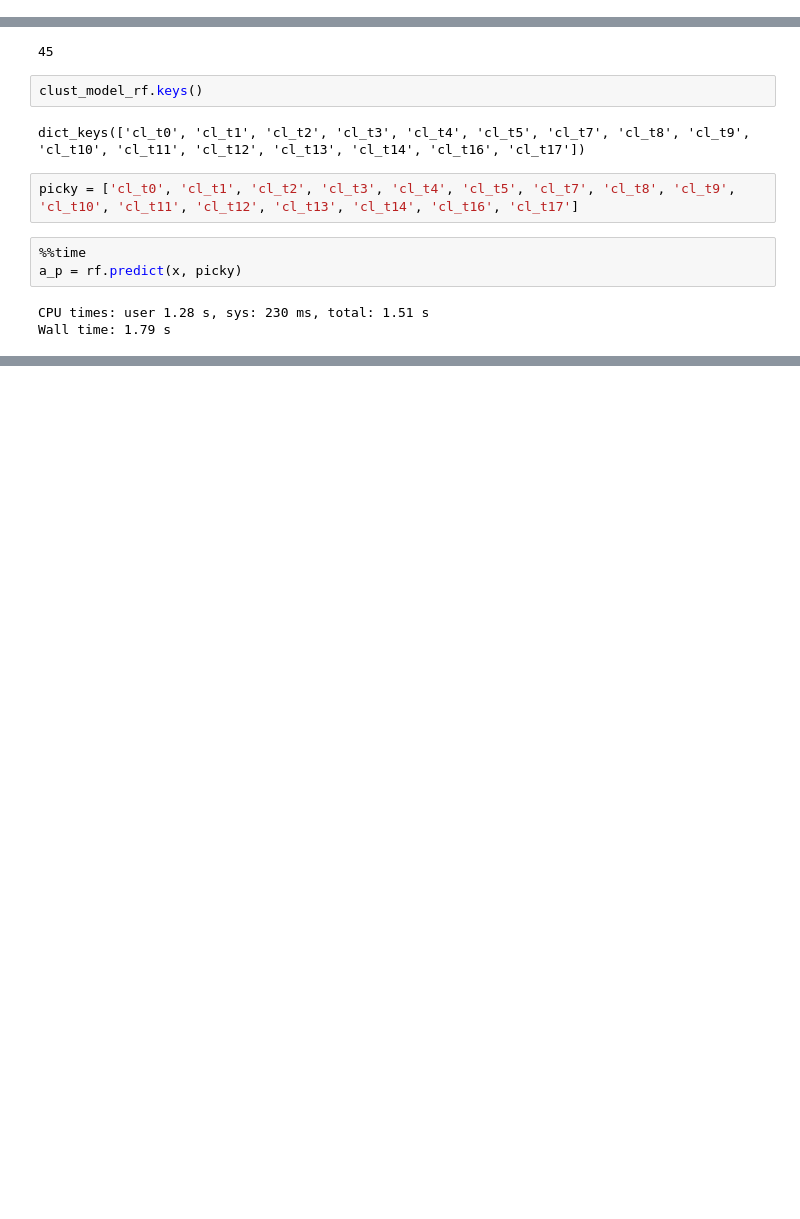
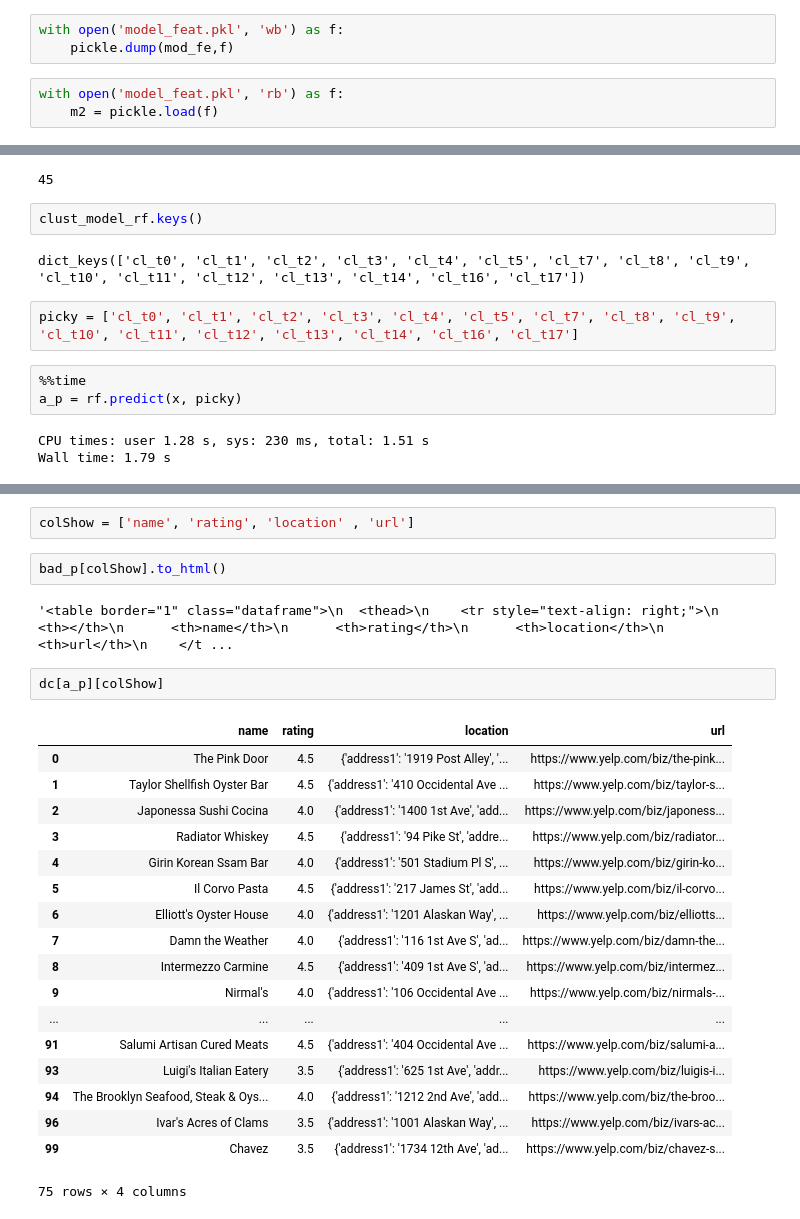
Before and after one commit to Myau5x/anti-recommender, a Jupyter notebook: yelp_rest_clustering.ipynb, the cells around one changed output, grey strips where cells are left out. Drawn from its saved outputs; the diff is of its cells as text; blank space fills up the shorter version.

```diff
--- a/yelp_rest_clustering.ipynb
+++ b/yelp_rest_clustering.ipynb
@@ -125,3 +125,9 @@ mod_fe
 rest_cl2.info()
 # %% [output]
 NameError: name 'rest_cl2' is not defined
+# %%
+with open('model_feat.pkl', 'wb') as f:
+    pickle.dump(mod_fe,f)
+# %%
+with open('model_feat.pkl', 'rb') as f:
+    m2 = pickle.load(f)
@@ -425,0 +469,27 @@ len(dc[a_p])
+# %%
+colShow = ['name', 'rating', 'location' , 'url']
+# %%
+bad_p[colShow].to_html()
+# %% [output]
+'<table border="1" class="dataframe">\n  <thead>\n    <tr style="text-align: right;">\n      <th></th>\n      <th>name</th>\n      <th>rating</th>\n      <th>location</th>\n      <th>url</th>\n    </t ...
+# %%
+dc[a_p][colShow]
+# %% [output]
+|  | name | rating | location | url |
+| 0 | The Pink Door | 4.5 | {'address1': '1919 Post Alley', '... | https://www.yelp.com/biz/the-pink... |
+| 1 | Taylor Shellfish Oyster Bar | 4.5 | {'address1': '410 Occidental Ave ... | https://www.yelp.com/biz/taylor-s... |
+| 2 | Japonessa Sushi Cocina | 4.0 | {'address1': '1400 1st Ave', 'add... | https://www.yelp.com/biz/japoness... |
+| 3 | Radiator Whiskey | 4.5 | {'address1': '94 Pike St', 'addre... | https://www.yelp.com/biz/radiator... |
+| 4 | Girin Korean Ssam Bar | 4.0 | {'address1': '501 Stadium Pl S', ... | https://www.yelp.com/biz/girin-ko... |
+| 5 | Il Corvo Pasta | 4.5 | {'address1': '217 James St', 'add... | https://www.yelp.com/biz/il-corvo... |
+| 6 | Elliott's Oyster House | 4.0 | {'address1': '1201 Alaskan Way', ... | https://www.yelp.com/biz/elliotts... |
+| 7 | Damn the Weather | 4.0 | {'address1': '116 1st Ave S', 'ad... | https://www.yelp.com/biz/damn-the... |
+| 8 | Intermezzo Carmine | 4.5 | {'address1': '409 1st Ave S', 'ad... | https://www.yelp.com/biz/intermez... |
+| 9 | Nirmal's | 4.0 | {'address1': '106 Occidental Ave ... | https://www.yelp.com/biz/nirmals-... |
+| ... | ... | ... | ... | ... |
+| 91 | Salumi Artisan Cured Meats | 4.5 | {'address1': '404 Occidental Ave ... | https://www.yelp.com/biz/salumi-a... |
+| 93 | Luigi's Italian Eatery | 3.5 | {'address1': '625 1st Ave', 'addr... | https://www.yelp.com/biz/luigis-i... |
+| 94 | The Brooklyn Seafood, Steak & Oys... | 4.0 | {'address1': '1212 2nd Ave', 'add... | https://www.yelp.com/biz/the-broo... |
+| 96 | Ivar's Acres of Clams | 3.5 | {'address1': '1001 Alaskan Way', ... | https://www.yelp.com/biz/ivars-ac... |
+| 99 | Chavez | 3.5 | {'address1': '1734 12th Ave', 'ad... | https://www.yelp.com/biz/chavez-s... |
+75 rows × 4 columns
```
Also changed, not shown: parts of 6 cells of this notebook, 17 other files.
